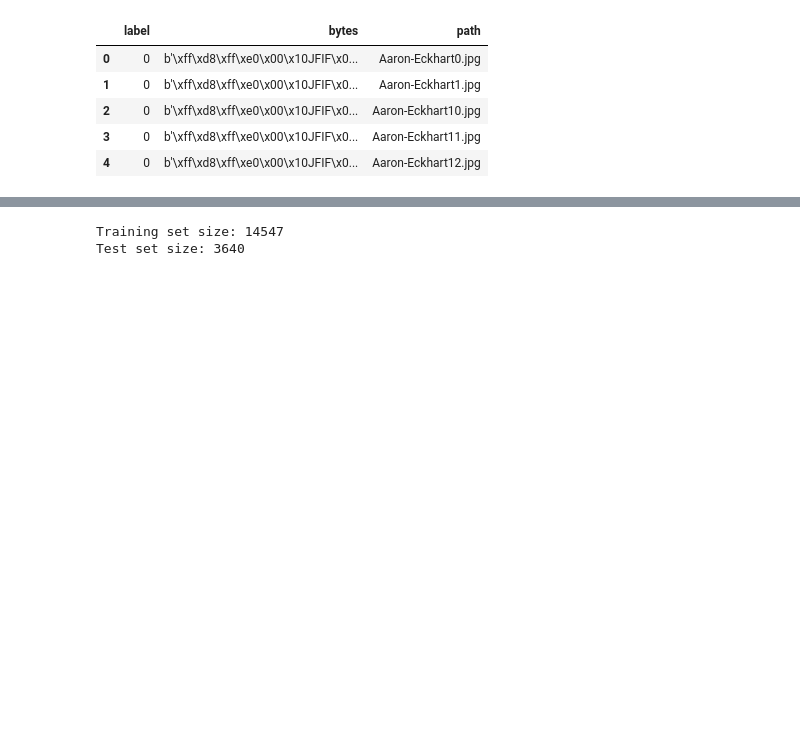
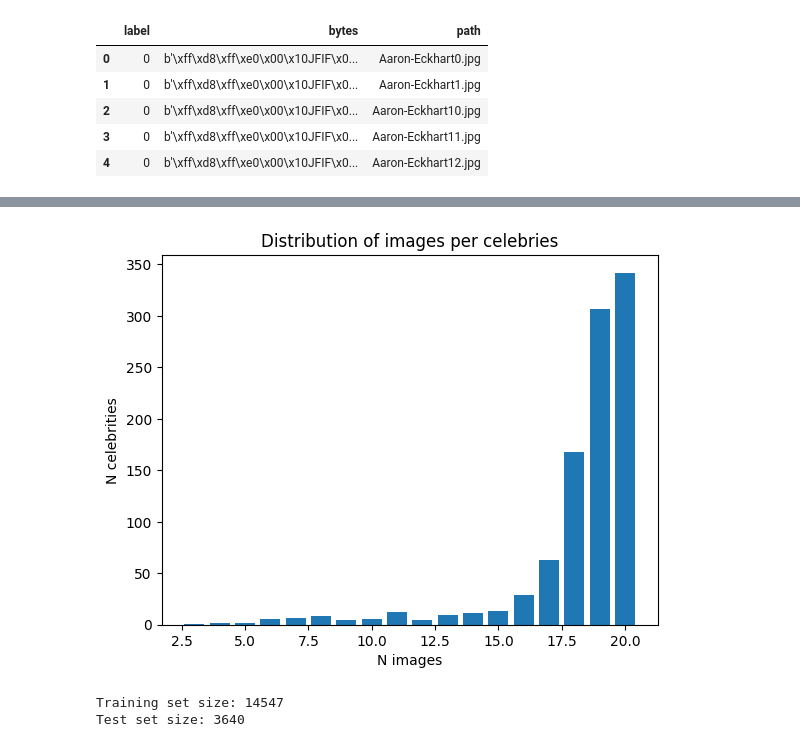
Before and after one commit to iniarski/CelebLookAlike, a Jupyter notebook: Celebrity_Face_Recognition .ipynb, the cells around one changed output, grey strips where cells are left out. Cells and saved outputs as stored; diff of their text form; code cells hidden in the pictures; blank space fills up the shorter version.

```diff
--- a/Celebrity_Face_Recognition .ipynb
+++ b/Celebrity_Face_Recognition .ipynb
@@ -63,6 +80,32 @@ df.head()
 | 2 | 0 | images_data/aaron_eckhart/Aaron-E... |
 | 3 | 0 | images_data/aaron_eckhart/Aaron-E... |
 | 4 | 0 | images_data/aaron_eckhart/Aaron-E... |
+# %%
+import matplotlib.pyplot as plt
+counts = {}
+
+for dir in os.listdir('images_data/'):
+    path = os.path.join('images_data/', dir)
+    if not os.path.isdir(path):
+        continue
+    n_files = len(os.listdir(path))
+    if not n_files in counts:
+        counts[n_files] = 1
+    else:
+        counts[n_files] += 1
+
+max_n_files = max(counts.keys())
+min_n_files = min(counts.keys())
+
+plt.bar(list(counts.keys()), list(counts.values()))
+
+plt.xlabel('N images')
+plt.ylabel('N celebrities')
+plt.title('Distribution of images per celebries')
+
+plt.show()
+# %% [output]
+[figure, added]
 # %%
 
 train_ratio=0.8
```
Also changed, not shown: parts of 7 cells of this notebook.
